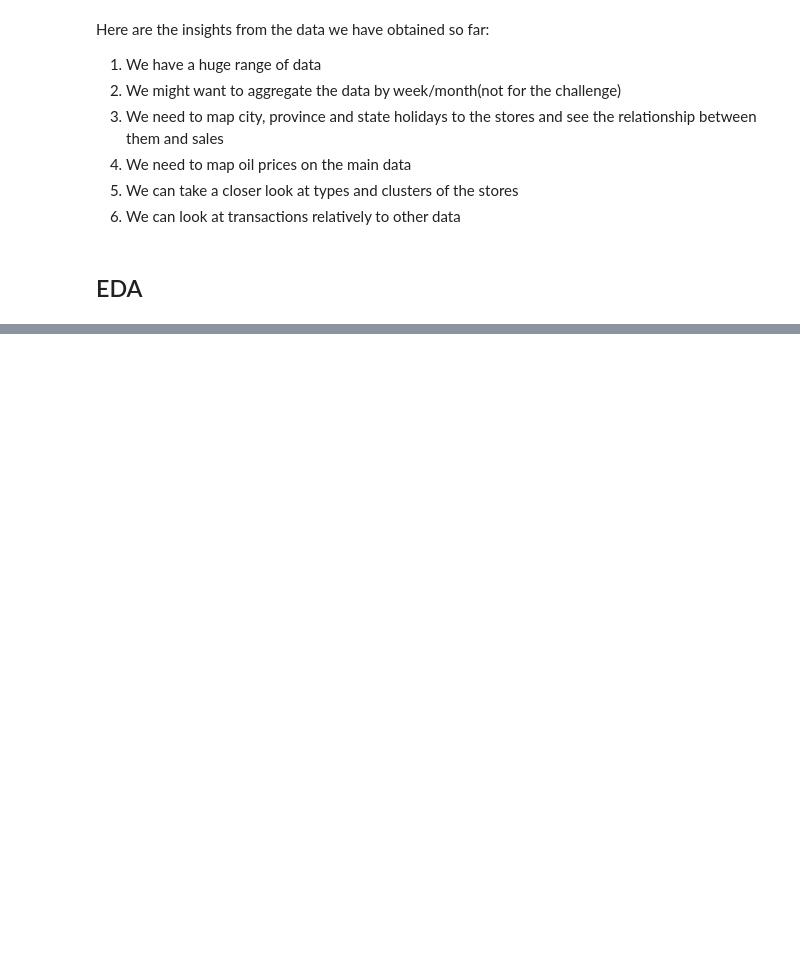
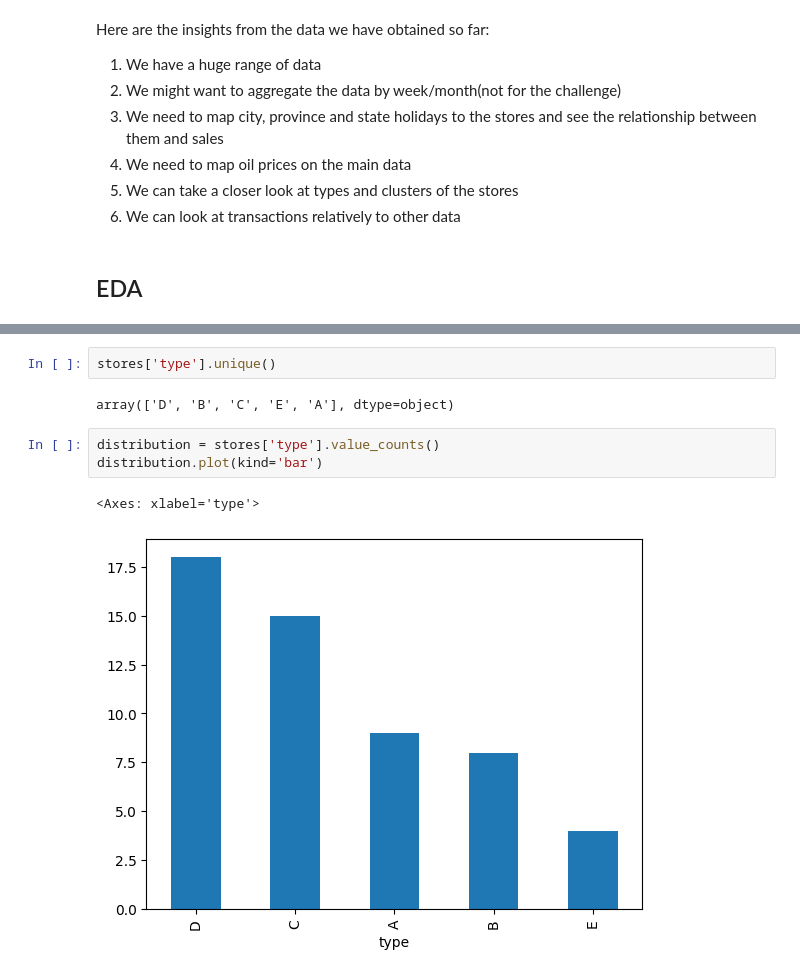
Before and after one commit to i-osipchyk/kaggle-sales-predictions, a Jupyter notebook: main.ipynb, the cells around one changed output, grey strips where cells are left out. Saved outputs shown, nothing was run; the diff lists cells and outputs as text; blank space fills up the shorter version.

Commit message:
explored relationship between store type and cluster

```diff
--- a/main.ipynb
+++ b/main.ipynb
@@ -287,0 +331,10 @@ Here is the diagram of the data:
+# %%
+stores['type'].unique()
+# %% [output]
+array(['D', 'B', 'C', 'E', 'A'], dtype=object)
+# %%
+distribution = stores['type'].value_counts()
+distribution.plot(kind='bar')
+# %% [output]
+<Axes: xlabel='type'>
+[figure, added]
```
Also changed, not shown: parts of 12 cells of this notebook.
